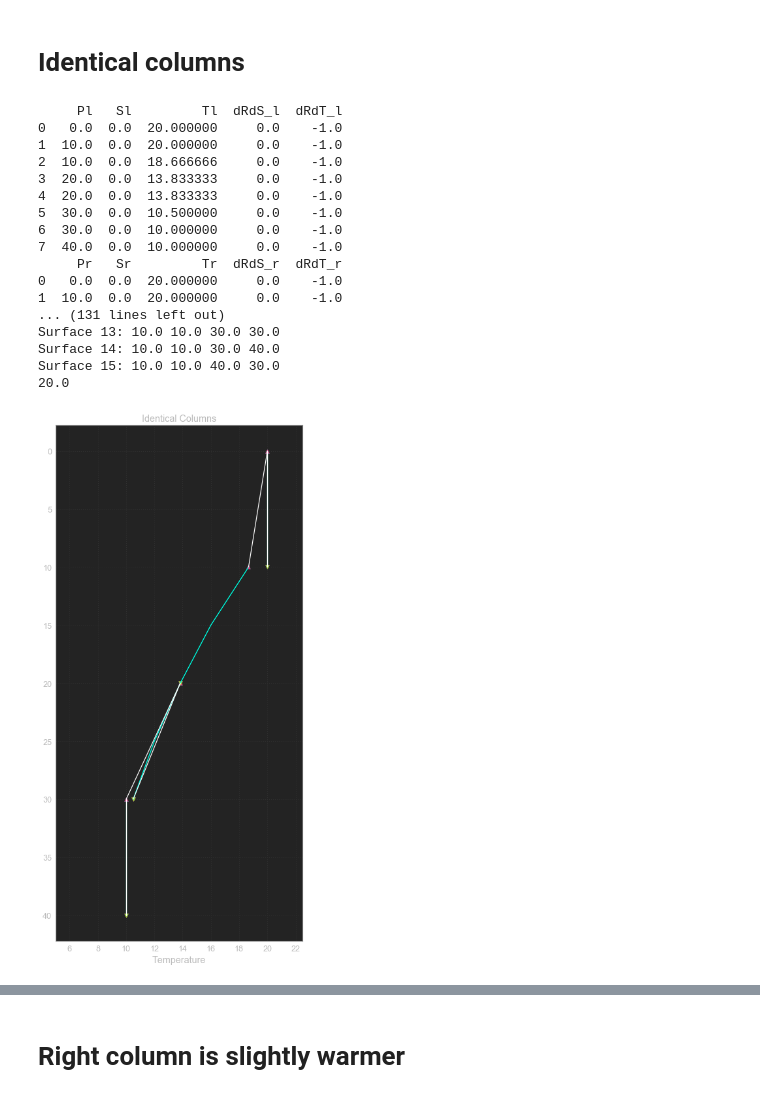
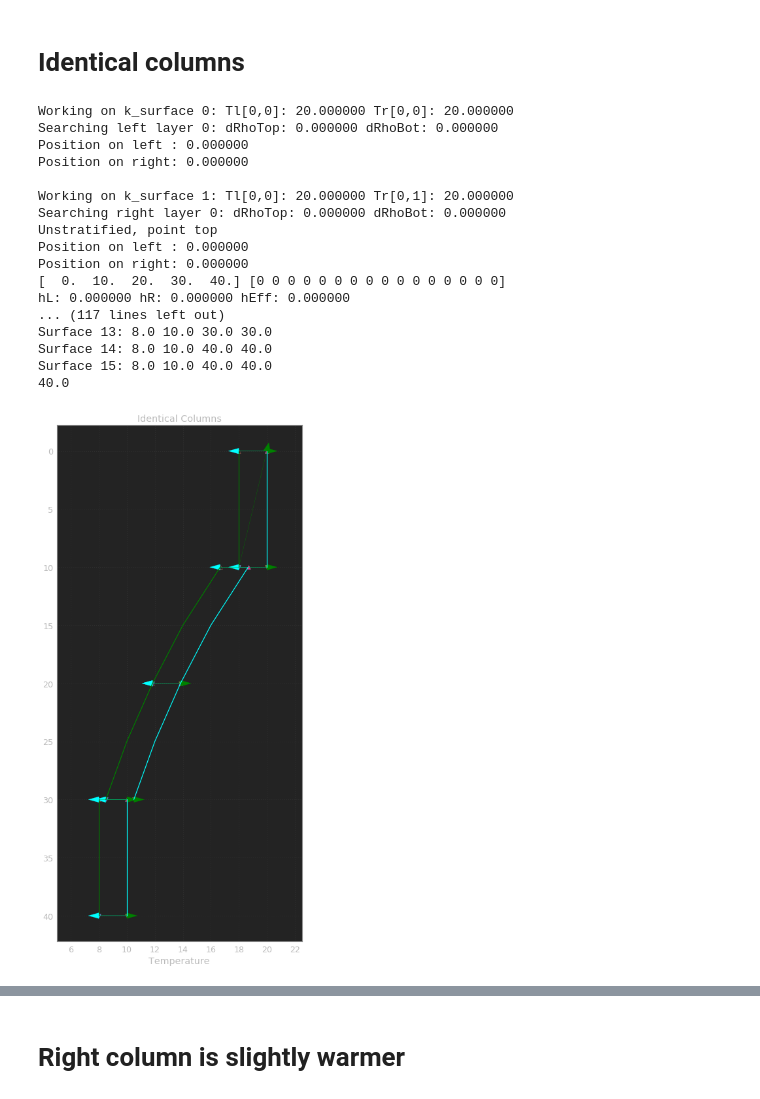
Before and after one commit to ashao/MOM6_analysis, a Jupyter notebook: neutral_diffusion/neutral_diffusion_examples.ipynb, the cells around one changed output, grey strips where cells are left out. Drawn from its saved outputs; the diff is of its cells as text; code cells hidden in the pictures.

```diff
--- a/neutral_diffusion/neutral_diffusion_examples.ipynb
+++ b/neutral_diffusion/neutral_diffusion_examples.ipynb
@@ -41,7 +41,7 @@ def interp_reconstruction(T_t, T_c, T_b, P, k):
         print(k, P)
 
 def plot_neutral_surfaces(zr_t, zr_c, zr_b, Tr_t, Tr, Tr_b, PoR_abs, KoR,
-                          zl_t, zl_c, zl_b, Tl_t, Tl, Tl_b, PoL_abs, KoL):
+                          zl_t, zl_c, zl_b, Tl_t, Tl, Tl_b, PoL_abs, KoL, search_dir):
     # Plot PPM reconstructon of left column
     for k in np.arange(0,hl.size):
         z = np.array( [zl_t[k], zl_c[k], zl_b[k]])
@@ -63,7 +63,12 @@ def plot_neutral_surfaces(zr_t, zr_c, zr_b, Tr_t, Tr, Tr_b, PoR_abs, KoR,
         Tr_int = interp_reconstruction(Tr_t, Tr, Tr_b, PoR[k], kr)
         kl = KoL[k]
         Tl_int = interp_reconstruction(Tl_t, Tl, Tl_b, PoL[k], kl)
-        plt.plot(np.array( (Tl_int, Tr_int) ), np.array( (PoL_abs[k],PoR_abs[k]) ) ,color="white" )
+        if search_dir[k] == 0:
+            #plt.plot(np.array( (Tl_int, Tr_int) ), np.array( (PoL_abs[k],PoR_abs[k]) ) , ':', color="green" )
+            plt.arrow( Tl_int, PoL_abs[k], Tr_int - Tl_int , PoR_abs[k] - PoL_abs[k], head_width=0.5, color="green" )
+        else:
+            plt.arrow( Tr_int, PoR_abs[k], Tl_int - Tr_int , PoL_abs[k] - PoR_abs[k], head_width=0.5, color="cyan" )
+            #plt.plot(np.array( (Tl_int, Tr_int) ), np.array( (PoL_abs[k],PoR_abs[k]) ) , ':', color="cyan" )
         print("Surface %d:" % k, Tl_int, Tr_int, PoL_abs[k], PoR_abs[k])
     plt.xlim( (5,22.5) )
     plt.grid(ls='dotted')
@@ -86,40 +91,40 @@ drds_rt = np.zeros(nk) ; drds_rb = np.zeros(nk)
 # %%
 # Warmer on right
 reload(set_neutral_position)
 hl = np.array([10.,10.,10.,10.])
 hr = np.array([10.,10.,10.,10.])
 Tr = np.array([20.,16.,12.,10.])
 Tl = np.array([20.,16.,12.,10.])
 zil, zl_t, zl_b, zl_c, Tl_t, Tl_b = construct_column(hl, Tl)
 zir, zr_t, zr_b, zr_c, Tr_t, Tr_b = construct_column(hr, Tr)
-PoL, PoR, PoL_abs, PoR_abs, KoL, KoR, hEff, hL, hR = set_neutral_position.set_neutral_surface_position(
+PoL, PoR, PoL_abs, PoR_abs, KoL, KoR, hEff, hL, hR, search_dir = set_neutral_position.set_neutral_surface_position2(
     zil, Tl_t, Tl_b, Sl_t, Sl_b, drdt_lt, drdt_lb, drds_lt, drds_lb,
     zir, Tr_t, Tr_b, Sr_t, Sr_b, drdt_rt, drdt_rb, drds_rt, drds_rb)
 df_identical = pd.DataFrame({'PoL': PoL, 'PoR': PoR, 'zl': PoL_abs, 'zr': PoR_abs, 'KoL': (KoL+1), 'KoR': (KoR+1), 'hL': hL, 'hR': hR})
 plt.figure(figsize=(6,12))
 plot_neutral_surfaces(zr_t, zr_c, zr_b, Tr_t, Tr, Tr_b, PoR_abs, KoR,
-                      zl_t, zl_c, zl_b, Tl_t, Tl, Tl_b, PoL_abs, KoL)
+                      zl_t, zl_c, zl_b, Tl_t-2, Tl-2, Tl_b-2, PoL_abs, KoL, search_dir)
 plt.title('Identical Columns')
 print(hEff.sum())
 # %% [output]
-     Pl   Sl         Tl  dRdS_l  dRdT_l
-0   0.0  0.0  20.000000     0.0    -1.0
-1  10.0  0.0  20.000000     0.0    -1.0
-2  10.0  0.0  18.666666     0.0    -1.0
-3  20.0  0.0  13.833333     0.0    -1.0
-4  20.0  0.0  13.833333     0.0    -1.0
-5  30.0  0.0  10.500000     0.0    -1.0
-6  30.0  0.0  10.000000     0.0    -1.0
-7  40.0  0.0  10.000000     0.0    -1.0
-     Pr   Sr         Tr  dRdS_r  dRdT_r
-0   0.0  0.0  20.000000     0.0    -1.0
-1  10.0  0.0  20.000000     0.0    -1.0
-... (131 lines left out)
-Surface 13: 10.0 10.0 30.0 30.0
-Surface 14: 10.0 10.0 30.0 40.0
-Surface 15: 10.0 10.0 40.0 30.0
-20.0
+Working on k_surface 0: Tl[0,0]: 20.000000 Tr[0,0]: 20.000000
+Searching left layer 0: dRhoTop: 0.000000 dRhoBot: 0.000000
+Position on left : 0.000000
+Position on right: 0.000000
+
+Working on k_surface 1: Tl[0,0]: 20.000000 Tr[0,1]: 20.000000
+Searching right layer 0: dRhoTop: 0.000000 dRhoBot: 0.000000
+Unstratified, point top
+Position on left : 0.000000
+Position on right: 0.000000
+[  0.  10.  20.  30.  40.] [0 0 0 0 0 0 0 0 0 0 0 0 0 0 0 0]
+hL: 0.000000 hR: 0.000000 hEff: 0.000000
+... (117 lines left out)
+Surface 13: 8.0 10.0 30.0 30.0
+Surface 14: 8.0 10.0 40.0 40.0
+Surface 15: 8.0 10.0 40.0 40.0
+40.0
-[figure, old version]
+[figure, new version]
 # %%
 print(df_identical)
 # %% [output]
```
Also changed, not shown: parts of 8 cells of this notebook, 1 other file.
